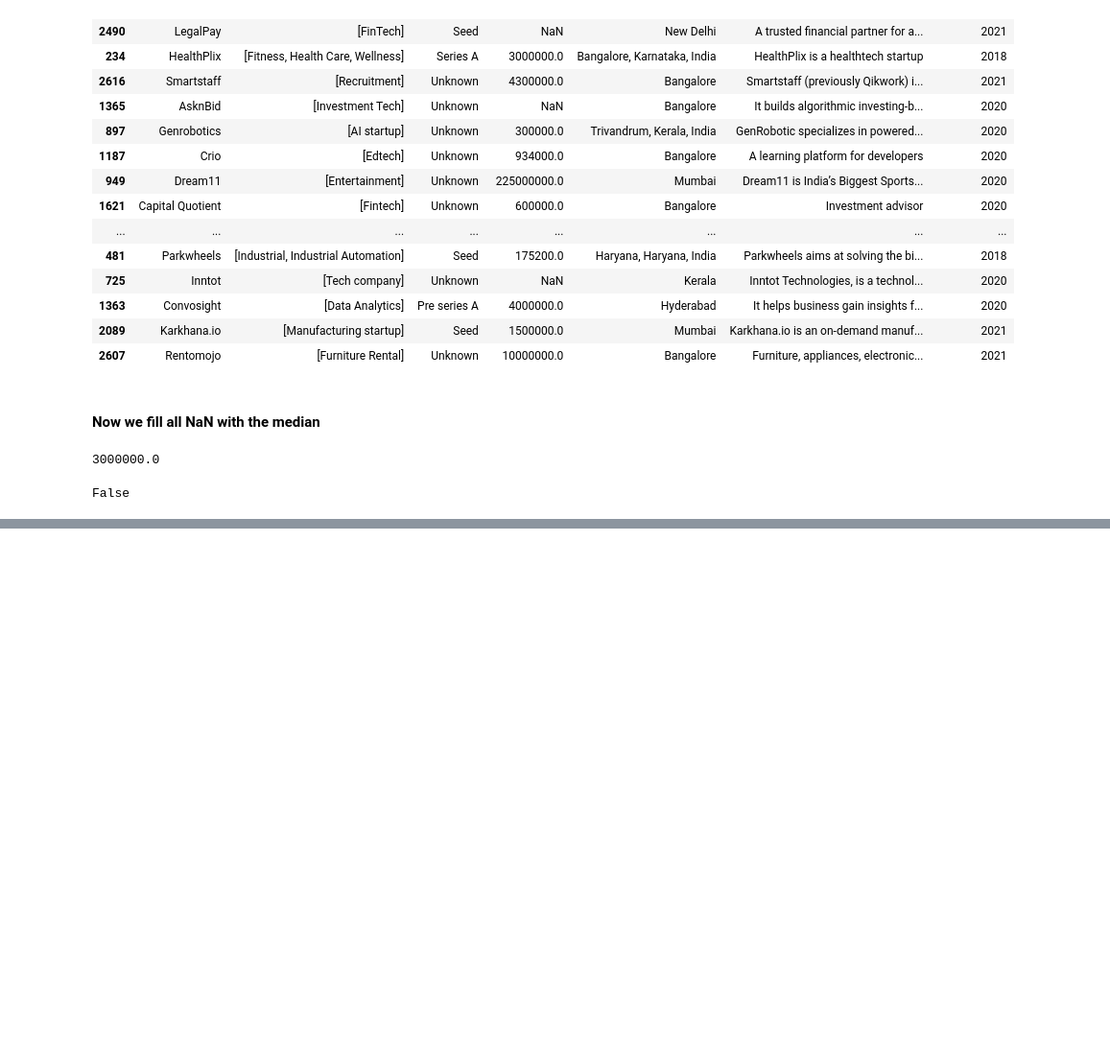
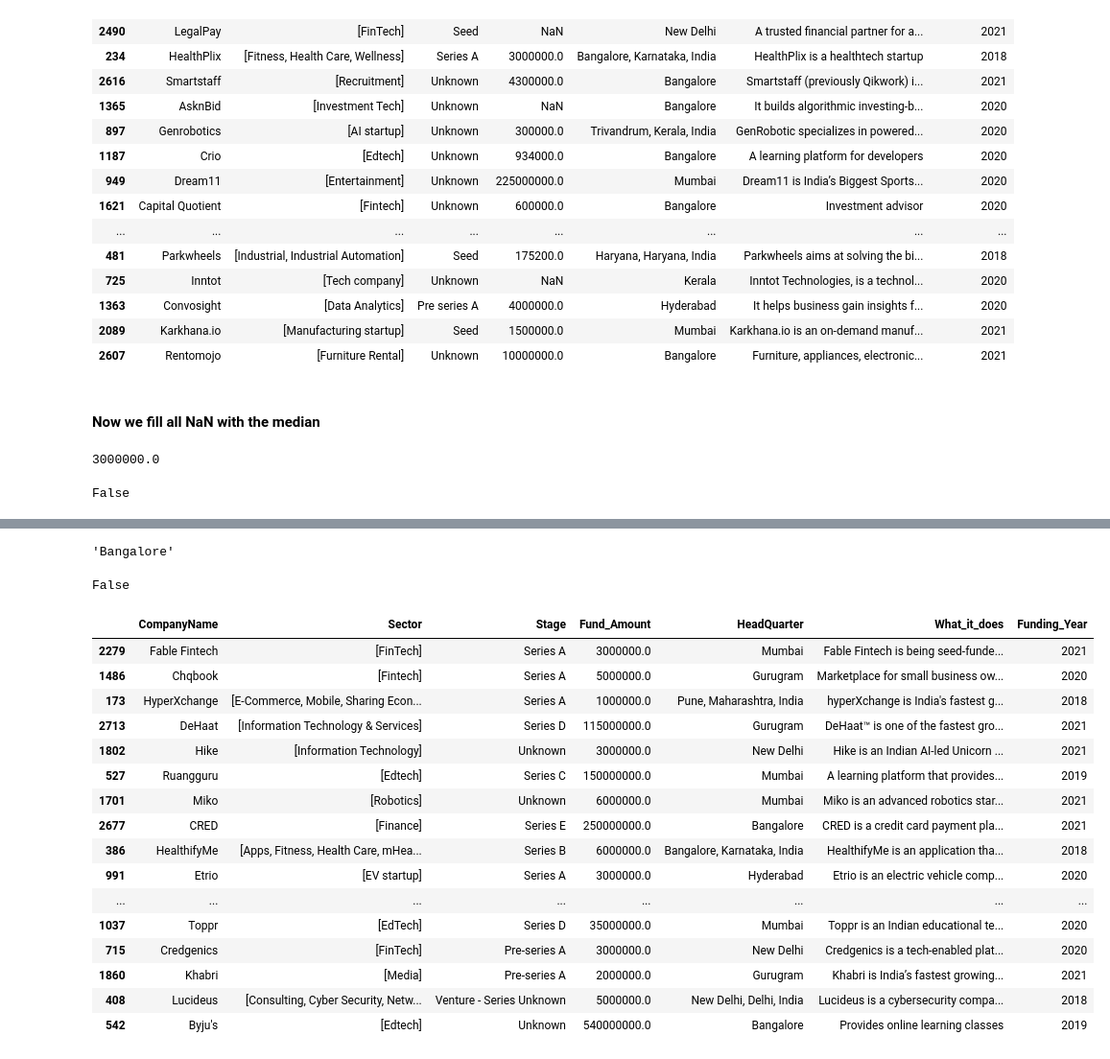
Before and after one commit to Safowaa/India-Start-Up-Funding-Data-Analysis, a Jupyter notebook: Main.ipynb, the cells around one changed output, grey strips where cells are left out. Shown at 96% size. Drawn from its saved outputs; the diff is of its cells as text; code cells hidden in the pictures; blank space fills up the shorter version.

```diff
--- a/Main.ipynb
+++ b/Main.ipynb
@@ -1120,0 +1143,34 @@ combined21_18.sample(n=25)
+# %%
+# Calculate the mode of the 'HeadQuarter' column
+most_common_category = combined21_18['HeadQuarter'].mode()[0]
+# %%
+most_common_category
+# %% [output]
+'Bangalore'
+# %%
+# Fill NaN values in the 'HeadQuarter' column with the mode
+combined21_18['HeadQuarter'].fillna(most_common_category, inplace=True)
+# %%
+combined21_18['HeadQuarter'].isna().any()
+# %% [output]
+False
+# %%
+combined21_18.sample(n=25)
+# %% [output]
+|  | CompanyName | Sector | Stage | Fund_Amount | HeadQuarter | What_it_does | Funding_Year |
+| 2279 | Fable Fintech | [FinTech] | Series A | 3000000.0 | Mumbai | Fable Fintech is being seed-funde... | 2021 |
+| 1486 | Chqbook | [Fintech] | Series A | 5000000.0 | Gurugram | Marketplace for small business ow... | 2020 |
+| 173 | HyperXchange | [E-Commerce, Mobile, Sharing Econ... | Series A | 1000000.0 | Pune, Maharashtra, India | hyperXchange is India's fastest g... | 2018 |
+| 2713 | DeHaat | [Information Technology & Services] | Series D | 115000000.0 | Gurugram | DeHaat™ is one of the fastest gro... | 2021 |
+| 1802 | Hike | [Information Technology] | Unknown | 3000000.0 | New Delhi | Hike is an Indian AI-led Unicorn ... | 2021 |
+| 527 | Ruangguru | [Edtech] | Series C | 150000000.0 | Mumbai | A learning platform that provides... | 2019 |
+| 1701 | Miko | [Robotics] | Unknown | 6000000.0 | Mumbai | Miko is an advanced robotics star... | 2021 |
+| 2677 | CRED | [Finance] | Series E | 250000000.0 | Bangalore | CRED is a credit card payment pla... | 2021 |
+| 386 | HealthifyMe | [Apps, Fitness, Health Care, mHea... | Series B | 6000000.0 | Bangalore, Karnataka, India | HealthifyMe is an application tha... | 2018 |
+| 991 | Etrio | [EV startup] | Series A | 3000000.0 | Hyderabad | Etrio is an electric vehicle comp... | 2020 |
+| ... | ... | ... | ... | ... | ... | ... | ... |
+| 1037 | Toppr | [EdTech] | Series D | 35000000.0 | Mumbai | Toppr is an Indian educational te... | 2020 |
+| 715 | Credgenics | [FinTech] | Pre-series A | 3000000.0 | New Delhi | Credgenics is a tech-enabled plat... | 2020 |
+| 1860 | Khabri | [Media] | Pre-series A | 2000000.0 | Gurugram | Khabri is India’s fastest growing... | 2021 |
+| 408 | Lucideus | [Consulting, Cyber Security, Netw... | Venture - Series Unknown | 5000000.0 | New Delhi, Delhi, India | Lucideus is a cybersecurity compa... | 2018 |
+| 542 | Byju's | [Edtech] | Unknown | 540000000.0 | Bangalore | Provides online learning classes | 2019 |
```
Also changed, not shown: parts of 3 cells of this notebook, 1 other file.
